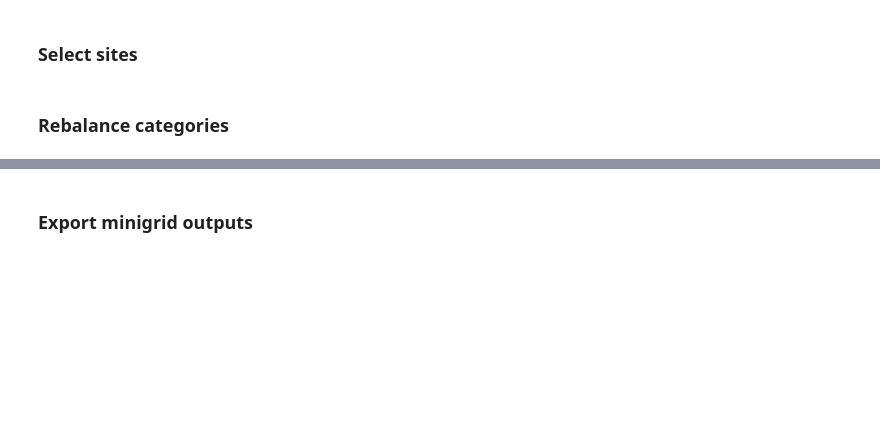
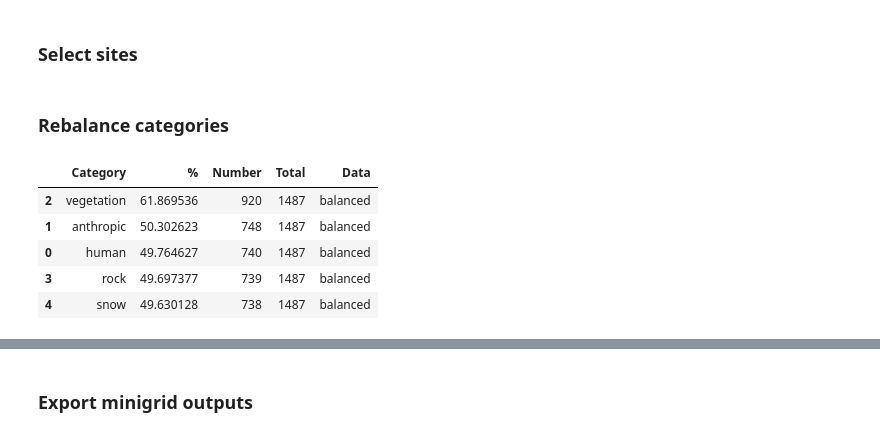
Before and after one commit to RESOTEC-inrae/AI, a Jupyter notebook: AI_Flickr.ipynb, the cells around one changed output, grey strips where cells are left out. Drawn from its saved outputs; the diff is of its cells as text; code cells hidden in the pictures; blank space fills up the shorter version.

Commit message:
Separated balanced and full dataset for minigrid and training

```diff
--- a/AI_Flickr.ipynb
+++ b/AI_Flickr.ipynb
@@ -39,9 +78,9 @@ import model as ic
 # %% [markdown]
 ### Import annotations
 # %%
-tab_raw = pd.read_csv(Path(".").joinpath("data").joinpath("images_annotated.csv"))
-
-binary_columns = tab_raw.columns[2:]
-
-#print(tab_raw)
-#print(tab_raw.iloc[:, 2:len(tab_raw)].sum())
+binary_columns_todrop = ["animal", "no", "water", "zoom"]
+binary_columns = ["human", "anthropic", "vegetation", "rock", "snow"]
+tab_raw = pd.read_csv(Path(".").joinpath("data").joinpath("annotations.csv")).drop(
+    binary_columns_todrop, axis = 1
+)
+print(tab_raw)
@@ -48,13 +102,10 @@ binary_columns = tab_raw.columns[2:]
 # %% [markdown]
 ### Select sites
 # %%
-sites_trainvaltest = ["carpathians", "french_alps", "stubai_valley", "vinschgau"]
-sites_external = ["danube", "dovre", "sierra_nevada"]
+sites_trainvaltest = ["Carpathians", "French_Alps", "Stubai_Valley", "Vinschgau"]
+sites_external = ["Danube", "Dovre", "Sierra_Nevada"]
 
 tab_external = tab_raw[tab_raw["site"].isin(sites_external)].copy()
 tab_raw = tab_raw[tab_raw["site"].isin(sites_trainvaltest)]
-
-print(tab_raw.shape)
-print(tab_external.shape)
 # %% [markdown]
 ### Rebalance categories
@@ -136,0 +171,19 @@ print(tab_external.shape)
+# %%
+# Show how categories are balanced (or not)
+# - Balanced dataframe
+pd.DataFrame(
+    data={
+        "Category": [col for col in binary_columns],
+        "%": [tab_balanced[col].mean() * 100 for col in binary_columns],
+        "Number": [sum(tab_balanced[col]) for col in binary_columns],
+        "Total": len(tab_balanced),
+        "Data": "balanced"
+    }
+).sort_values("%", ascending = False)
+# %% [output]
+|  | Category | % | Number | Total | Data |
+| 2 | vegetation | 61.869536 | 920 | 1487 | balanced |
+| 1 | anthropic | 50.302623 | 748 | 1487 | balanced |
+| 0 | human | 49.764627 | 740 | 1487 | balanced |
+| 3 | rock | 49.697377 | 739 | 1487 | balanced |
+| 4 | snow | 49.630128 | 738 | 1487 | balanced |
```
Also changed, not shown: parts of 31 cells of this notebook, 1 other file.
